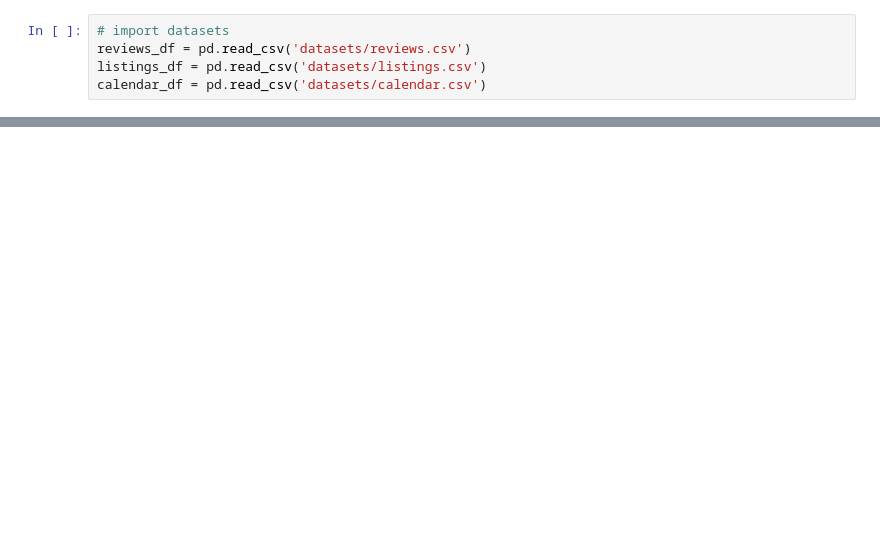
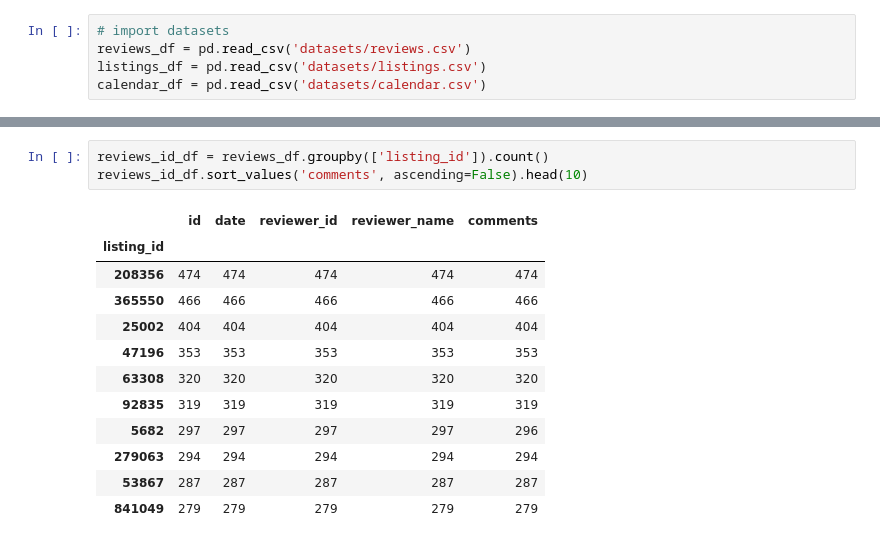
Before and after one commit to jonaletil/Write-A-Data-Science-Blog-Post, a Jupyter notebook: seattle_airbnb_open_data.ipynb, the cells around one changed output, grey strips where cells are left out. Drawn from its saved outputs; the diff is of its cells as text; blank space fills up the shorter version.

```diff
--- a/seattle_airbnb_open_data.ipynb
+++ b/seattle_airbnb_open_data.ipynb
@@ -30,0 +73,16 @@ listings_df.head()
+# %%
+reviews_id_df = reviews_df.groupby(['listing_id']).count()
+reviews_id_df.sort_values('comments', ascending=False).head(10)
+# %% [output]
+|  | id | date | reviewer_id | reviewer_name | comments |
+| listing_id |  |  |  |  |  |
+| 208356 | 474 | 474 | 474 | 474 | 474 |
+| 365550 | 466 | 466 | 466 | 466 | 466 |
+| 25002 | 404 | 404 | 404 | 404 | 404 |
+| 47196 | 353 | 353 | 353 | 353 | 353 |
+| 63308 | 320 | 320 | 320 | 320 | 320 |
+| 92835 | 319 | 319 | 319 | 319 | 319 |
+| 5682 | 297 | 297 | 297 | 297 | 296 |
+| 279063 | 294 | 294 | 294 | 294 | 294 |
+| 53867 | 287 | 287 | 287 | 287 | 287 |
+| 841049 | 279 | 279 | 279 | 279 | 279 |
```
Also changed, not shown: parts of 20 cells of this notebook.
